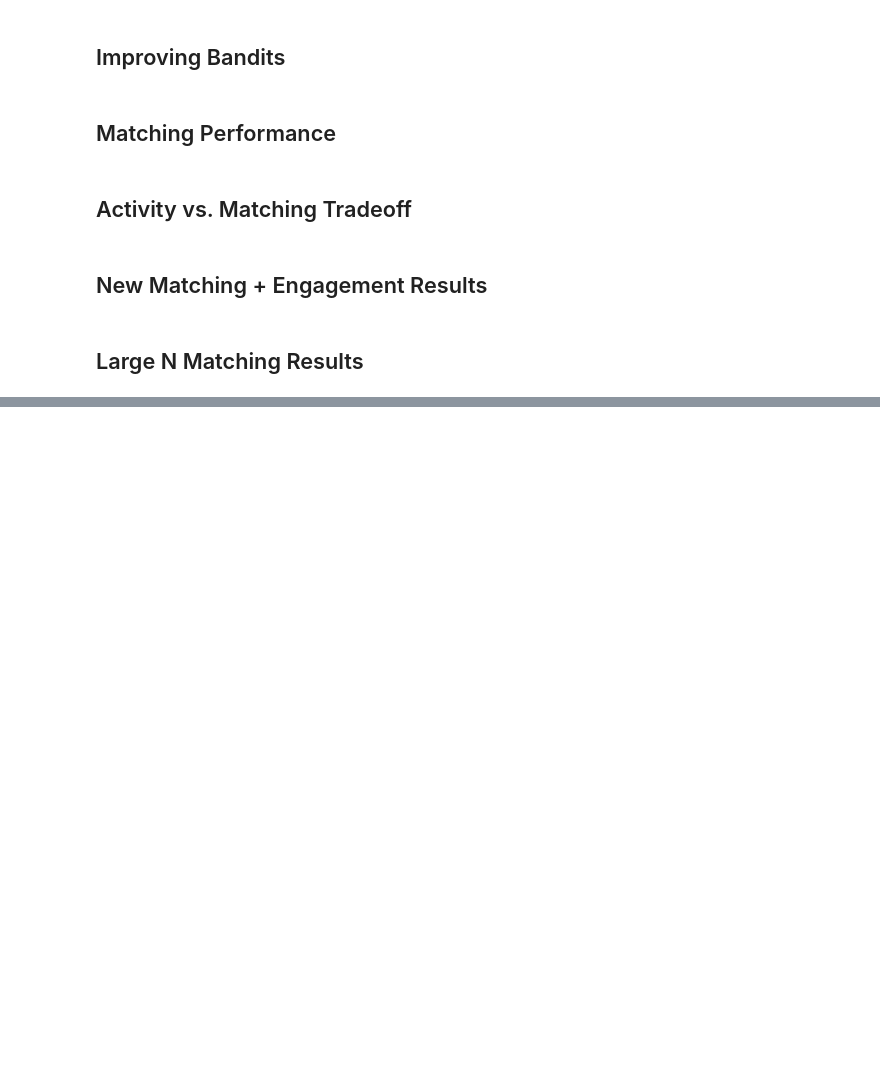
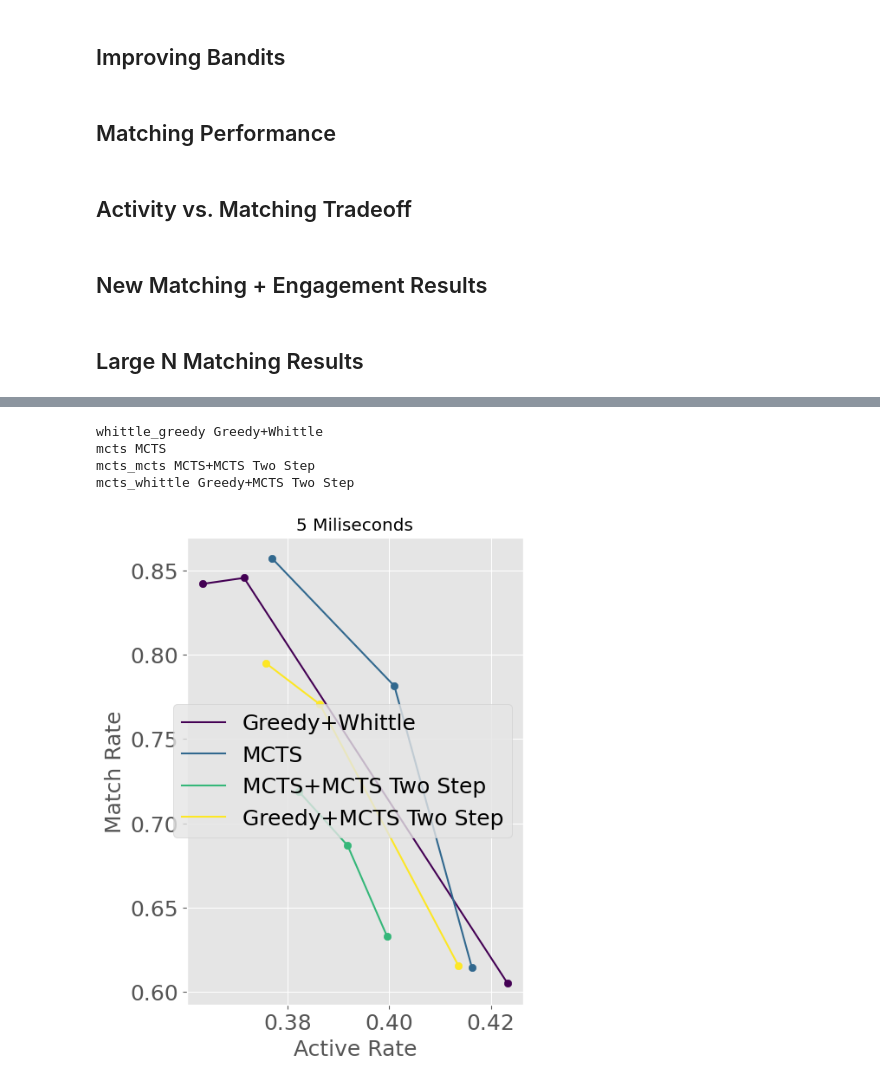
Before and after one commit to naveenr414/food-rescue-rmab, a Jupyter notebook: scripts/Plotting.ipynb, the cells around one changed output, grey strips where cells are left out. Cells and saved outputs as stored; diff of their text form; code cells hidden in the pictures; blank space fills up the shorter version.

```diff
--- a/scripts/Plotting.ipynb
+++ b/scripts/Plotting.ipynb
@@ -796,0 +789,14 @@ plot_tradeoff_curve(data_by_arm_volunteer[n_arms][n_volunteers],names,nice_names
+# %%
+combined = get_results_matching_parameters("combined_large","two_step",{})
+data_by_time = process_one_parameter_data(combined,"time_per_run")
+
+names = ["whittle_greedy","mcts","mcts_mcts","mcts_whittle"]
+nice_names = ["Greedy+Whittle","MCTS","MCTS+MCTS Two Step","Greedy+MCTS Two Step"]
+
+plot_tradeoff_curve(data_by_time[5],names,nice_names,"5 Miliseconds")
+# %% [output]
+whittle_greedy Greedy+Whittle
+mcts MCTS
+mcts_mcts MCTS+MCTS Two Step
+mcts_whittle Greedy+MCTS Two Step
+[figure, added]
```
Also changed, not shown: parts of 8 cells of this notebook, 6 other files.
